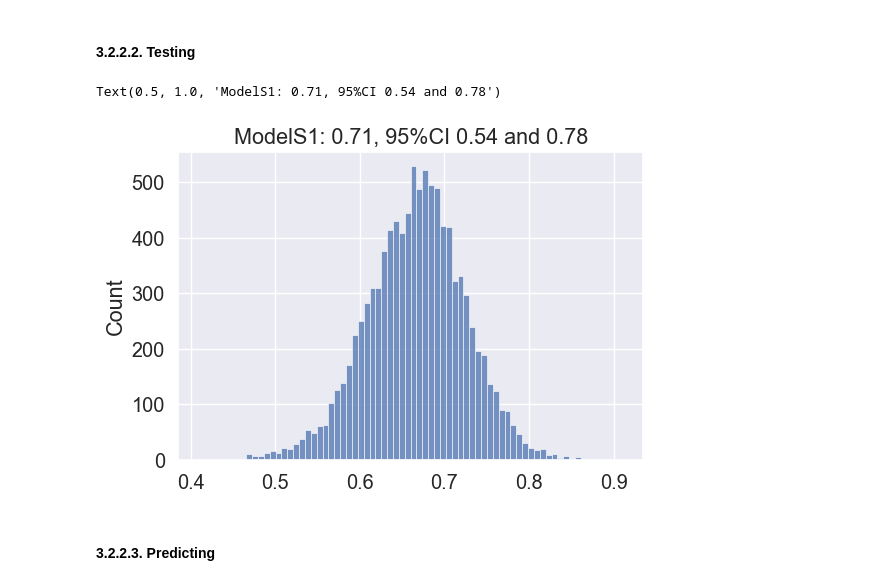
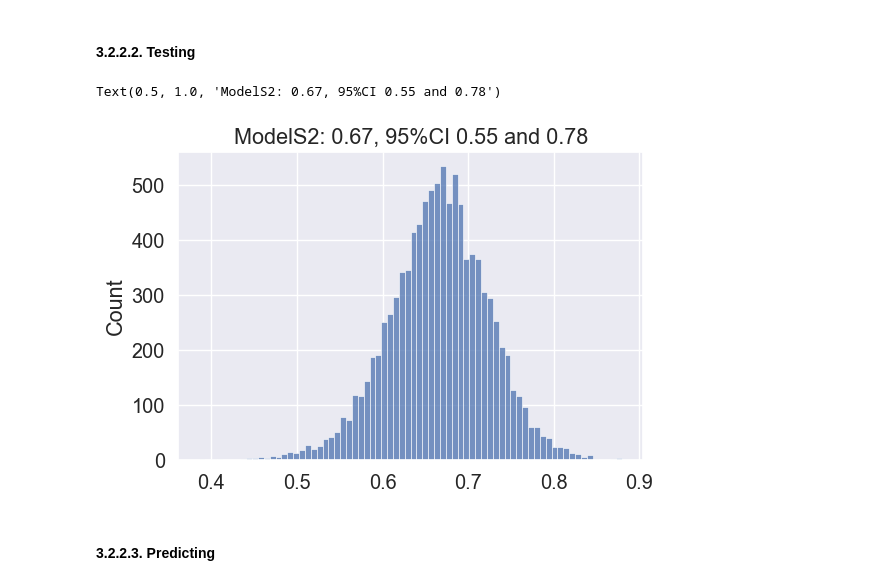
Before and after one commit to Pablomfm/Intracranial_Hemorrhages, a Jupyter notebook: 7. Kernel Methods - SVM & SSVM.ipynb, the cells around one changed output. Drawn from its saved outputs; the diff is of its cells as text; code cells hidden in the pictures.

```diff
--- a/7. Kernel Methods - SVM & SSVM.ipynb
+++ b/7. Kernel Methods - SVM & SSVM.ipynb
@@ -771,12 +771,12 @@ modelS2_cindex, modelS2_ci= boots_ssvm (x=df_X_std_nonan, y=y_nonan, train_size=
 # %%
 fig,ax= plt.subplots(1,1, figsize=(6,4))
 sns.histplot(modelS2_cindex, ax=ax)
 
 alpha= 0.05
-ax.set_title('ModelS1: %.2f, %.0f%%CI %.2f and %.2f' % (modelS2_cindex[0], (1-alpha)*100, modelS2_ci[1], modelS2_ci[2]))
+ax.set_title('ModelS2: %.2f, %.0f%%CI %.2f and %.2f' % (modelS2_ci[0], (1-alpha)*100, modelS2_ci[1], modelS2_ci[2]))
 # %% [output]
-Text(0.5, 1.0, 'ModelS1: 0.71, 95%CI 0.54 and 0.78')
+Text(0.5, 1.0, 'ModelS2: 0.67, 95%CI 0.55 and 0.78')
-[figure, old version]
+[figure, new version]
 # %% [markdown]
 #### 3.2.2.3. Predicting
 # %% [markdown]
```
Also changed, not shown: parts of 11 cells of this notebook.
